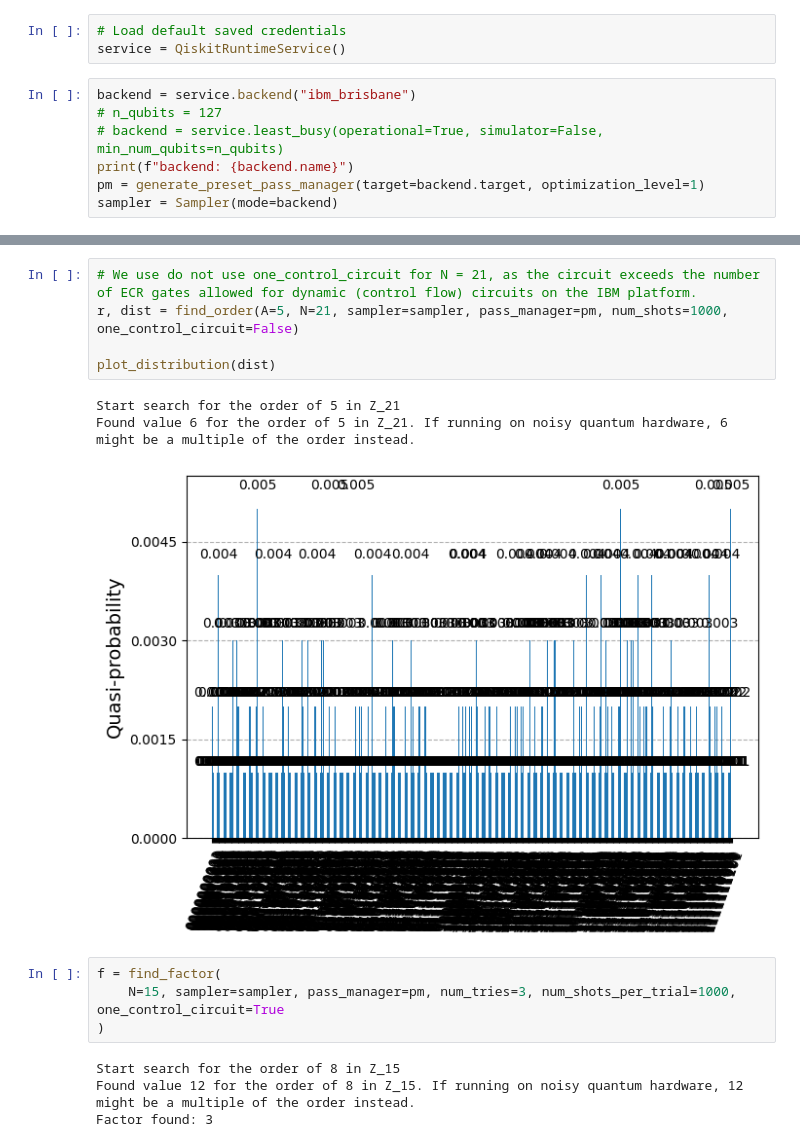
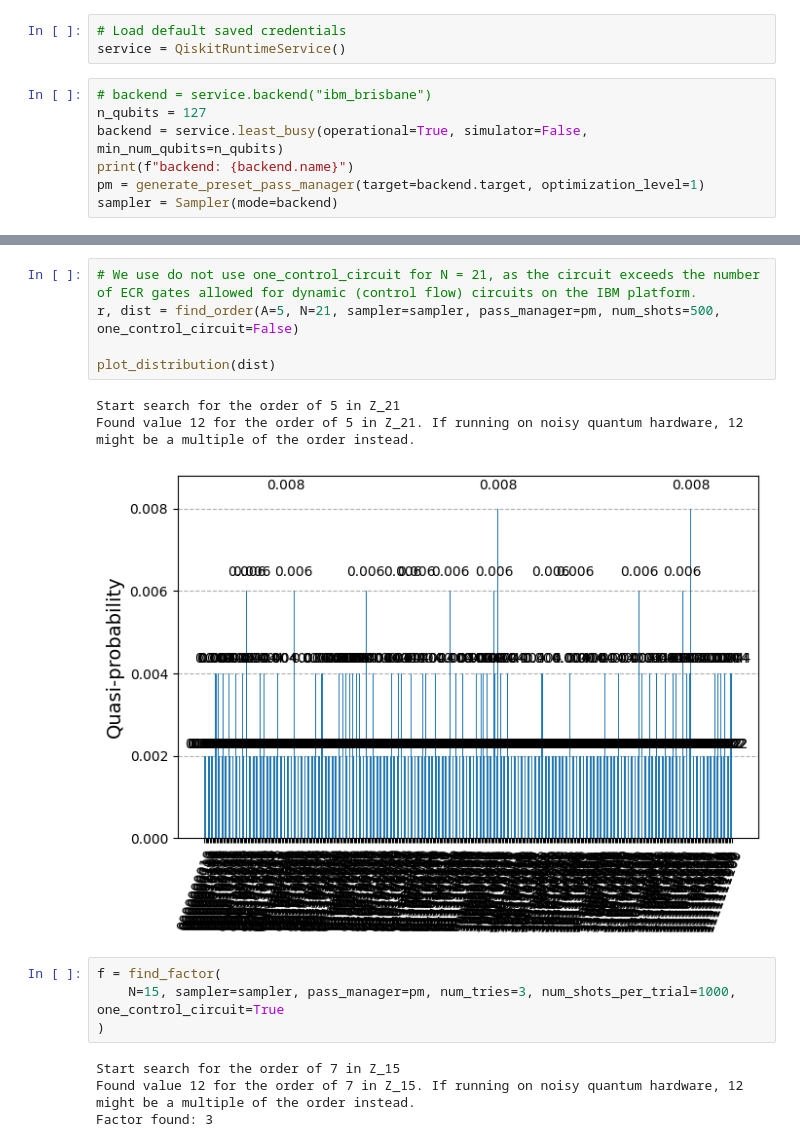
Before and after one commit to benjamin-assel/qiskit-shor, a Jupyter notebook: example.ipynb, the cells around one changed output, grey strips where cells are left out. Drawn from its saved outputs; the diff is of its cells as text.

```diff
--- a/example.ipynb
+++ b/example.ipynb
@@ -46,9 +42,9 @@ https://quantum.ibm.com
 # Load default saved credentials
 service = QiskitRuntimeService()
 # %%
-backend = service.backend("ibm_brisbane")
-# n_qubits = 127
-# backend = service.least_busy(operational=True, simulator=False, min_num_qubits=n_qubits)
+# backend = service.backend("ibm_brisbane")
+n_qubits = 127
+backend = service.least_busy(operational=True, simulator=False, min_num_qubits=n_qubits)
 print(f"backend: {backend.name}")
 pm = generate_preset_pass_manager(target=backend.target, optimization_level=1)
 sampler = Sampler(mode=backend)
@@ -74,17 +72,17 @@ Found value 4 for the order of 7 in Z_15. If running on noisy quantum hardware,
 # %%
 # We use do not use one_control_circuit for N = 21, as the circuit exceeds the number of ECR gates allowed for dynamic (control flow) circuits on the IBM platform.
-r, dist = find_order(A=5, N=21, sampler=sampler, pass_manager=pm, num_shots=1000, one_control_circuit=False)
+r, dist = find_order(A=5, N=21, sampler=sampler, pass_manager=pm, num_shots=500, one_control_circuit=False)
 
 plot_distribution(dist)
 # %% [output]
 Start search for the order of 5 in Z_21
-Found value 6 for the order of 5 in Z_21. If running on noisy quantum hardware, 6 might be a multiple of the order instead.
+Found value 12 for the order of 5 in Z_21. If running on noisy quantum hardware, 12 might be a multiple of the order instead.
-[figure, old version]
+[figure, new version]
 # %%
 f = find_factor(
     N=15, sampler=sampler, pass_manager=pm, num_tries=3, num_shots_per_trial=1000, one_control_circuit=True
 )
 # %% [output]
-Start search for the order of 8 in Z_15
-Found value 12 for the order of 8 in Z_15. If running on noisy quantum hardware, 12 might be a multiple of the order instead.
+Start search for the order of 7 in Z_15
+Found value 12 for the order of 7 in Z_15. If running on noisy quantum hardware, 12 might be a multiple of the order instead.
 Factor found: 3
```
Also changed, not shown: parts of 5 cells of this notebook, 13 other files.
